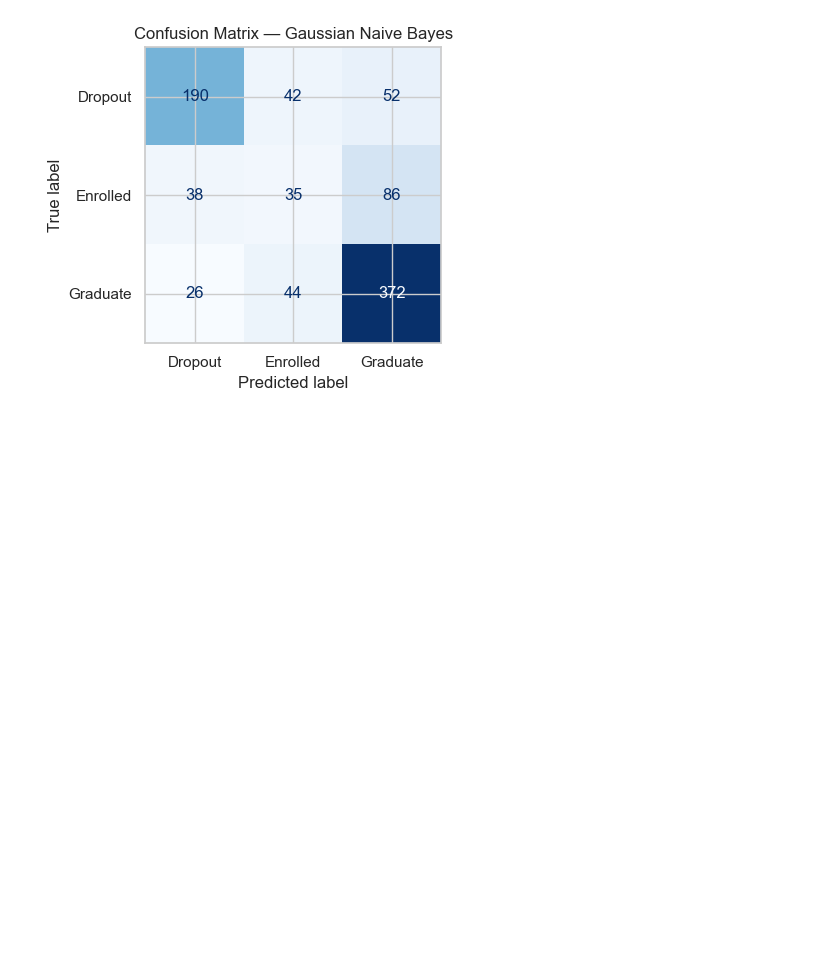
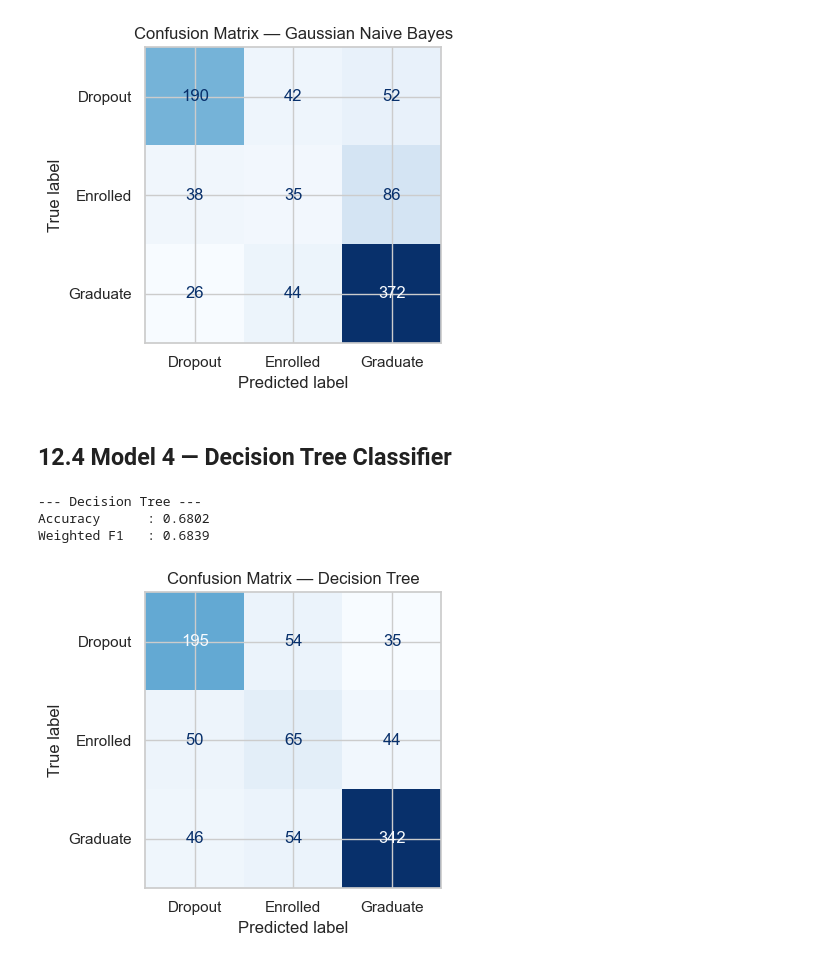
Before and after one commit to mith-sen/ML_Case_Study, a Jupyter notebook: notebooks/classification.ipynb, the cells around one changed output. Saved outputs shown, nothing was run; the diff lists cells and outputs as text; code cells hidden in the pictures; blank space fills up the shorter version.

Commit message:
Add Decition Tree

```diff
--- a/notebooks/classification.ipynb
+++ b/notebooks/classification.ipynb
@@ -488,3 +488,13 @@ _ = evaluate_classifier("Gaussian Naive Bayes", gnb, X_train, y_train, X_test, y
 Accuracy      : 0.6746
 Weighted F1   : 0.6619
 [figure]
+# %% [markdown]
+## 12.4 Model 4 — Decision Tree Classifier
+# %%
+dtree = DecisionTreeClassifier(random_state=RANDOM_STATE)
+_ = evaluate_classifier("Decision Tree", dtree, X_train, y_train, X_test, y_test)
+# %% [output]
+--- Decision Tree ---
+Accuracy      : 0.6802
+Weighted F1   : 0.6839
+[figure, added]
```
